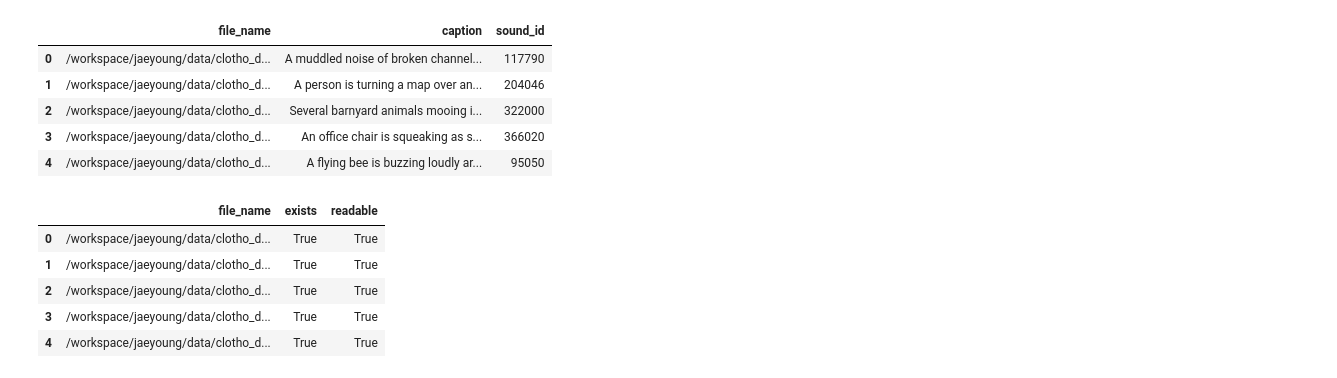
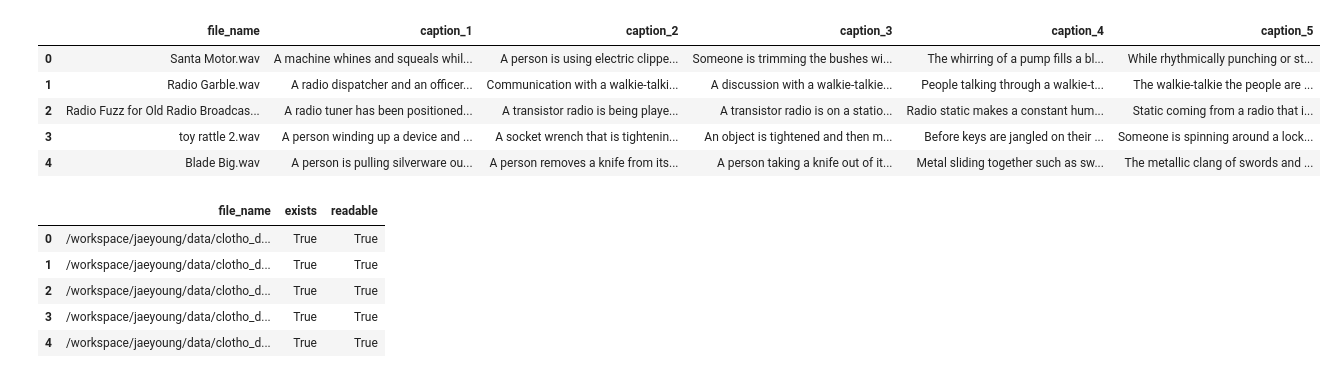
Before and after one commit to jyshin0926/audio_retrieval, a Jupyter notebook: ONE-PEACE/one_peace/data/check_df.ipynb, the cells around one changed output. Saved outputs shown, nothing was run; the diff lists cells and outputs as text; code cells hidden in the pictures.

```diff
--- a/ONE-PEACE/one_peace/data/check_df.ipynb
+++ b/ONE-PEACE/one_peace/data/check_df.ipynb
@@ -2,13 +2,13 @@
 import pandas as pd
 import numpy as np
 # %%
-df = pd.read_csv("/workspace/jaeyoung/data/merged_clotho_dev_audiocaps.csv")
+df = pd.read_csv("/workspace/jaeyoung/data/clotho_dataset/clotho_captions_evaluation.csv")
 # df = pd.read_csv("/workspace/jaeyoung/data/clotho_dataset/merged_clotho_val_nf1.csv")
 df.head()
 # %% [output]
-|  | file_name | caption | sound_id |
-| 0 | /workspace/jaeyoung/data/clotho_d... | A muddled noise of broken channel... | 117790 |
-| 1 | /workspace/jaeyoung/data/clotho_d... | A person is turning a map over an... | 204046 |
-| 2 | /workspace/jaeyoung/data/clotho_d... | Several barnyard animals mooing i... | 322000 |
-| 3 | /workspace/jaeyoung/data/clotho_d... | An office chair is squeaking as s... | 366020 |
-| 4 | /workspace/jaeyoung/data/clotho_d... | A flying bee is buzzing loudly ar... | 95050 |
+|  | file_name | caption_1 | caption_2 | caption_3 | caption_4 | caption_5 |
+| 0 | Santa Motor.wav | A machine whines and squeals whil... | A person is using electric clippe... | Someone is trimming the bushes wi... | The whirring of a pump fills a bl... | While rhythmically punching or st... |
+| 1 | Radio Garble.wav | A radio dispatcher and an officer... | Communication with a walkie-talki... | A discussion with a walkie-talkie... | People talking through a walkie-t... | The walkie-talkie the people are ... |
+| 2 | Radio Fuzz for Old Radio Broadcas... | A radio tuner has been positioned... | A transistor radio is being playe... | A transistor radio is on a statio... | Radio static makes a constant hum... | Static coming from a radio that i... |
+| 3 | toy rattle 2.wav | A person winding up a device and ... | A socket wrench that is tightenin... | An object is tightened and then m... | Before keys are jangled on their ... | Someone is spinning around a lock... |
+| 4 | Blade Big.wav | A person is pulling silverware ou... | A person removes a knife from its... | A person taking a knife out of it... | Metal sliding together such as sw... | The metallic clang of swords and ... |
```
Also changed, not shown: parts of 2 cells of this notebook, 7 other files.
